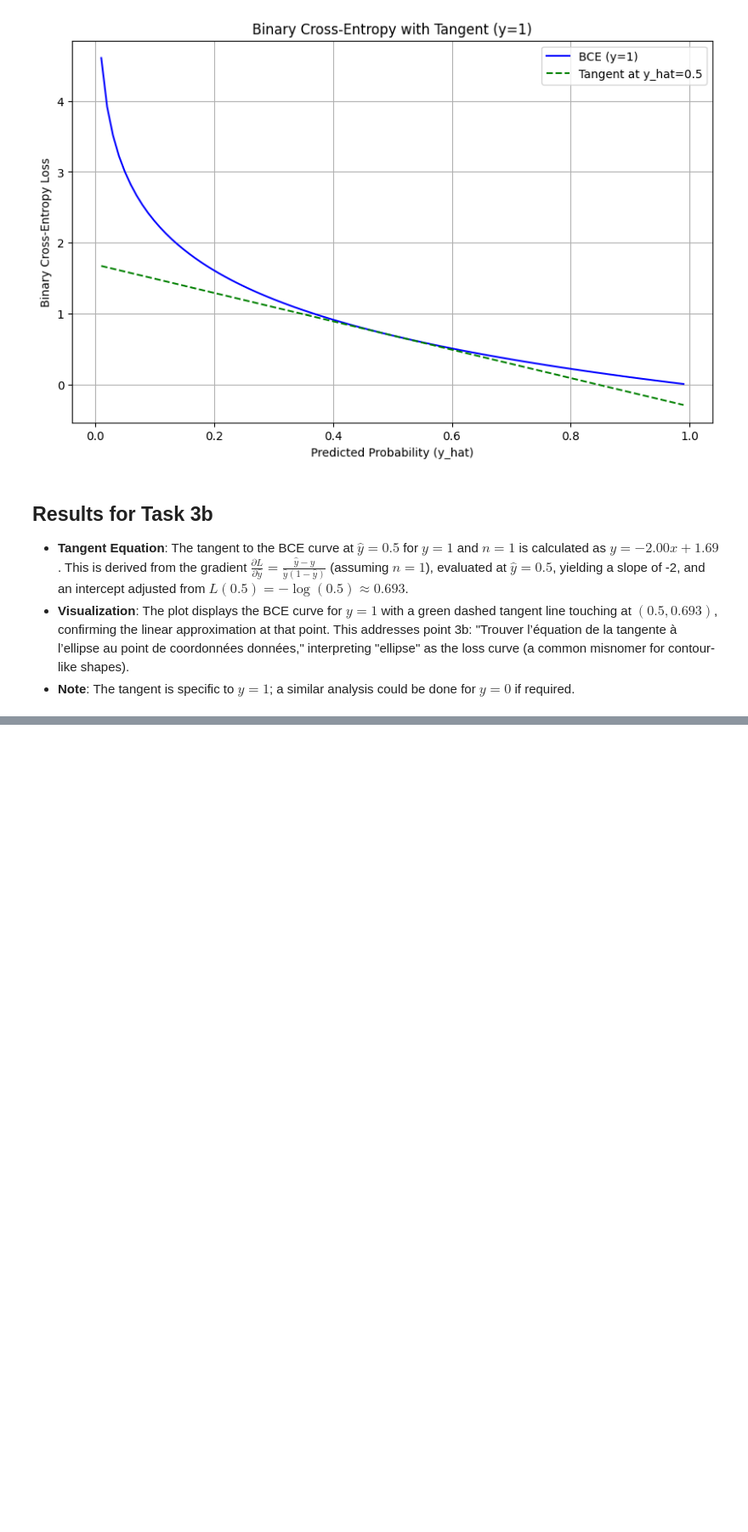
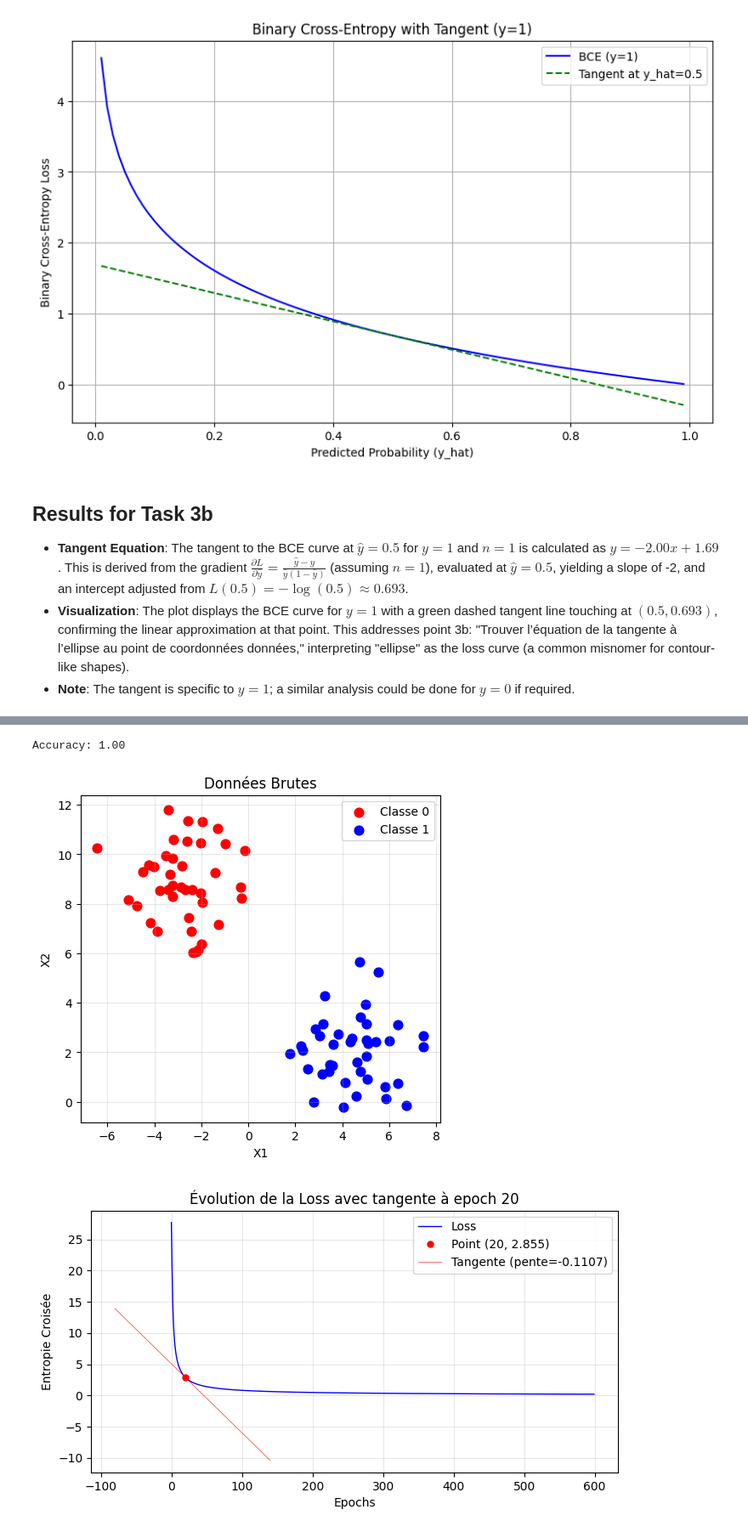
Before and after one commit to MKKT-4127-Optimisation-TPE/TPE_Calcul-symbolique, a Jupyter notebook: TPE-Fonction_erreur-SYMBOLIQUE.ipynb, the cells around one changed output, grey strips where cells are left out. Shown at 85% size. Saved outputs shown, nothing was run; the diff lists cells and outputs as text; code cells hidden in the pictures; blank space fills up the shorter version.

Commit message:
Entropie croisée catégorielle à jour avec main

```diff
--- a/TPE-Fonction_erreur-SYMBOLIQUE.ipynb
+++ b/TPE-Fonction_erreur-SYMBOLIQUE.ipynb
@@ -782,0 +826,7 @@ Tangent equation at y_hat = 0.5: y = -2.00x + 1.69
+# %%
+i, N = sp.symbols('i N', integer=True, positive=True)
+y = sp.Function('y')(i)
+y_hat = sp.Function('y_hat')(i)
+
+ECC = - sp.summation(y * sp.log(y_hat), (i, 1, N))
+sp.pretty_print(ECC)
@@ -782,0 +984,50 @@ Tangent equation at y_hat = 0.5: y = -2.00x + 1.69
+# %%
+predictions = model.predict(X)
+accuracy = np.mean(predictions == y)
+print(f"\nAccuracy: {accuracy:.2f}")
+# %% [output]
+Accuracy: 1.00
+# %%
+# Figure avec frontière de décision
+plt.figure(figsize=(12, 5))
+
+# Subplot 1: Données seules
+plt.subplot(1, 2, 1)
+plt.scatter(df[df['Y_Classe'] == 0]['X1'], df[df['Y_Classe'] == 0]['X2'],
+            c='red', label='Classe 0', s=60)
+plt.scatter(df[df['Y_Classe'] == 1]['X1'], df[df['Y_Classe'] == 1]['X2'],
+            c='blue', label='Classe 1', s=60)
+plt.xlabel('X1')
+plt.ylabel('X2')
+plt.legend()
+plt.title('Données Brutes')
+plt.grid(True, alpha=0.3)
+
+
+plt.figure(figsize=(8, 4))
+plt.plot(losses, 'b-', linewidth=1, label='Loss')
+
+epoch = 20
+loss_value = losses[epoch]
+plt.plot(epoch, loss_value, 'ro', markersize=5, label=f'Point ({epoch}, {loss_value:.3f})')
+
+# 3. Calcul de la tangente (pente)
+if epoch > 0 and epoch < len(losses)-1:
+    # Pente = dérivée numérique (différence avant/arrière moyenne)
+    pente = (losses[epoch+1] - losses[epoch-1]) / 2
+
+    # 4. Équation CORRECTE de la tangente: y = pente*(x - epoch) + loss_value
+    x_tangent = np.array([epoch-100, epoch+120])  # Points autour du point
+    y_tangent = pente * (x_tangent - epoch) + loss_value  # ✅ FORMULE CORRECTE
+
+    plt.plot(x_tangent, y_tangent, 'r-', linewidth=0.4,  label=f'Tangente (pente={pente:.4f})')
+
+plt.xlabel('Epochs')
+plt.ylabel('Entropie Croisée')
+plt.title('Évolution de la Loss avec tangente à epoch 20')
+plt.legend()
+plt.grid(True, alpha=0.3)
+plt.show()
+# %% [output]
+[figure, added]
+[figure, added]
```
Also changed, not shown: parts of 16 cells of this notebook.
